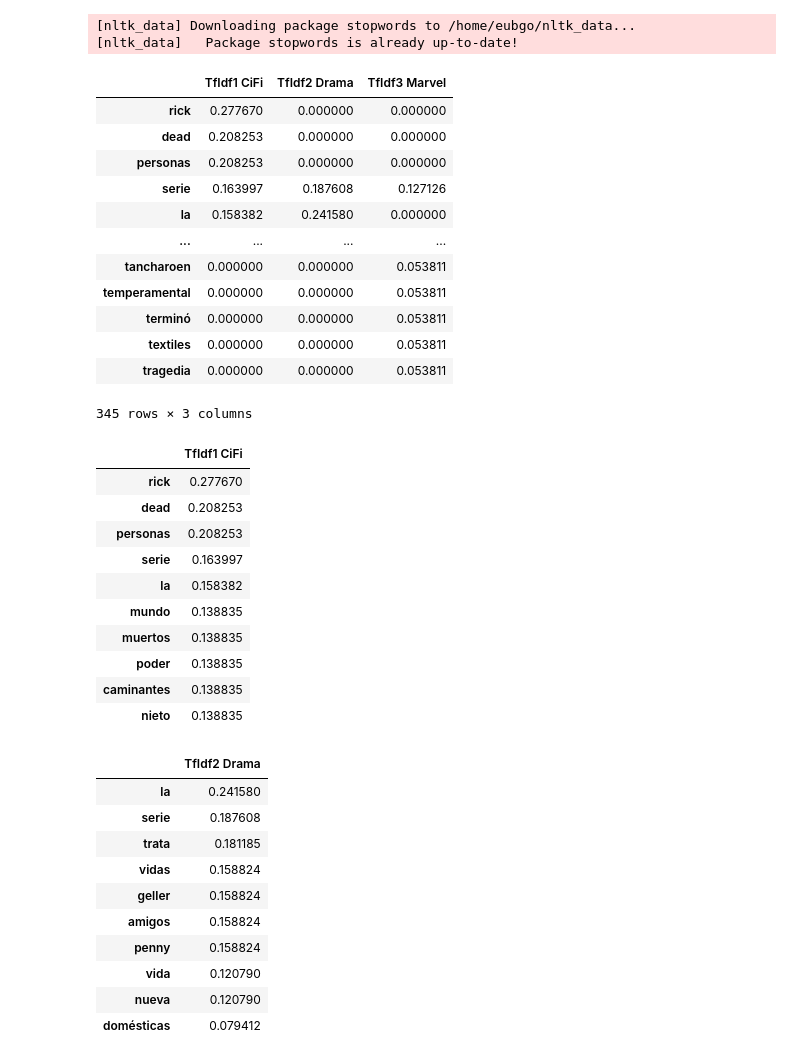
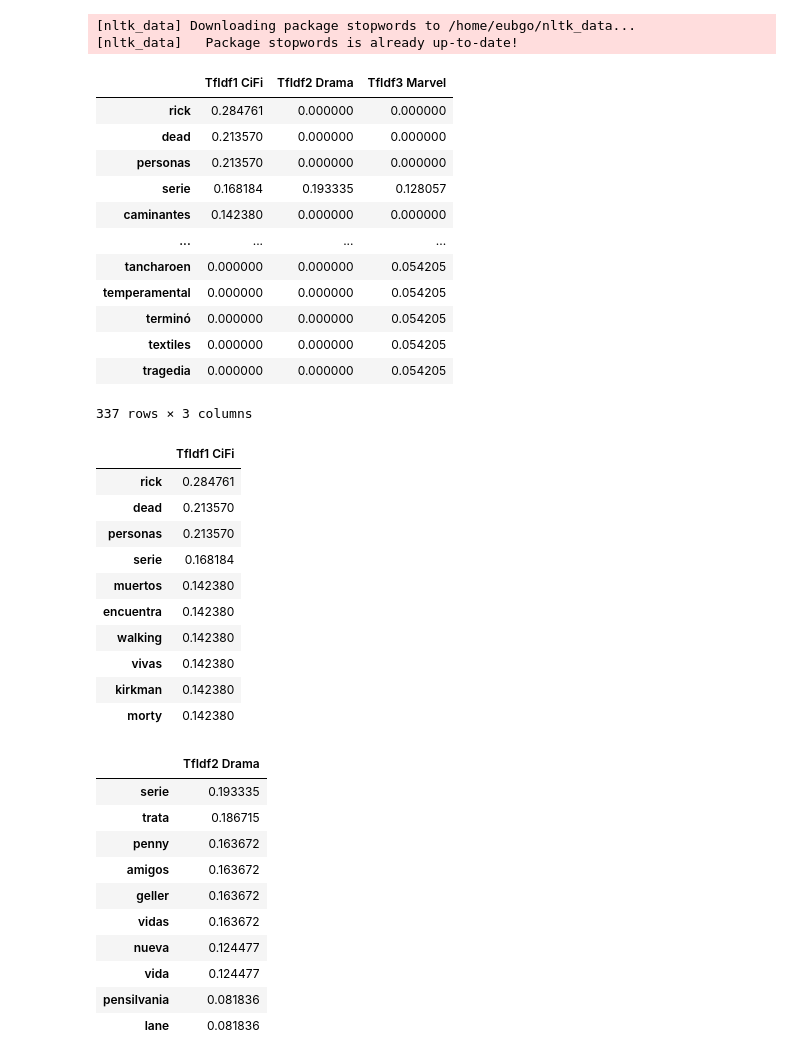
Before and after one commit to HeinrichGomTag/NaturalLanguageProcessing, a Jupyter notebook: TF_IDF.ipynb, the cells around one changed output. Cells and saved outputs as stored; diff of their text form; code cells hidden in the pictures.

Commit message:
Added lower validations

```diff
--- a/TF_IDF.ipynb
+++ b/TF_IDF.ipynb
@@ -171,76 +171,77 @@ print(stop_words)
 # %%
 # Quitar las stopwords del texto original
 for i in range(0, len(Descripciones)):
-    Descripciones[i] = ' '.join([word for word in Descripciones[i].split() if word not in stop_words])
+    words = Descripciones[i].split()
+    Descripciones[i] = ' '.join([word for word in words if word.lower() not in stop_words])
 
 # Inicializar el vectorizador
 CV = CountVectorizer()
 # Convertir el arreglo de descripciones en un modelo de Textos Vs Vocabulario
 VectorPalabras = CV.fit_transform(Descripciones)
 
 # Calcular la matriz TF-IDF para todos los documentos
 tfidf_transformer = TfidfTransformer(use_idf=True)
 tfidf_transformer.fit(VectorPalabras)
 # Insertamos los valores en un DataSet
 df_idf = pd.DataFrame(tfidf_transformer.idf_, index = CV.get_feature_names_out(), columns = ["Pesos-IDF"])
 # Ordenamos los valores del de menor relevancia hasta el de mayor relevancia
 df_idf.sort_values(by=['Pesos-IDF'])
 # Creamos el "count vector" el cuál indica la cantidad de veces que se repite cada token único
 count_vector = CV.transform(Descripciones)
 # Cálculo de los valores para tf-idf
 tf_idf_vector = tfidf_transformer.transform(count_vector)
 # Generamos un DataFrame con los valores tf-idf de cada token para cada texto
 df = pd.DataFrame(tf_idf_vector.T.todense(),
                   index = CV.get_feature_names_out(),
                   columns = ["TfIdf1 CiFi", "TfIdf2 Drama", "TfIdf3 Marvel"])
 # Ordenamos el Dataset por valores (Descendente)
 df.sort_values(by=["TfIdf1 CiFi", "TfIdf2 Drama", "TfIdf3 Marvel"],ascending=False)
 # %% [output]
 |  | TfIdf1 CiFi | TfIdf2 Drama | TfIdf3 Marvel |
-| rick | 0.277670 | 0.000000 | 0.000000 |
-| dead | 0.208253 | 0.000000 | 0.000000 |
-| personas | 0.208253 | 0.000000 | 0.000000 |
-| serie | 0.163997 | 0.187608 | 0.127126 |
-| la | 0.158382 | 0.241580 | 0.000000 |
+| rick | 0.284761 | 0.000000 | 0.000000 |
+| dead | 0.213570 | 0.000000 | 0.000000 |
+| personas | 0.213570 | 0.000000 | 0.000000 |
+| serie | 0.168184 | 0.193335 | 0.128057 |
+| caminantes | 0.142380 | 0.000000 | 0.000000 |
 | ... | ... | ... | ... |
-| tancharoen | 0.000000 | 0.000000 | 0.053811 |
-| temperamental | 0.000000 | 0.000000 | 0.053811 |
-| terminó | 0.000000 | 0.000000 | 0.053811 |
-| textiles | 0.000000 | 0.000000 | 0.053811 |
-| tragedia | 0.000000 | 0.000000 | 0.053811 |
+| tancharoen | 0.000000 | 0.000000 | 0.054205 |
+| temperamental | 0.000000 | 0.000000 | 0.054205 |
+| terminó | 0.000000 | 0.000000 | 0.054205 |
+| textiles | 0.000000 | 0.000000 | 0.054205 |
+| tragedia | 0.000000 | 0.000000 | 0.054205 |
-345 rows × 3 columns
+337 rows × 3 columns
 # %%
 # Impresión de sólo la primer columna del DataFrame ordenada (Primeros 10 elementos)
 df_tfidf1 = pd.DataFrame(df['TfIdf1 CiFi'])
 df_tfidf1.sort_values(by=["TfIdf1 CiFi"] ,ascending=False).head(10)
 # %% [output]
 |  | TfIdf1 CiFi |
-| rick | 0.277670 |
-| dead | 0.208253 |
-| personas | 0.208253 |
-| serie | 0.163997 |
-| la | 0.158382 |
-| mundo | 0.138835 |
-| muertos | 0.138835 |
-| poder | 0.138835 |
-| caminantes | 0.138835 |
-| nieto | 0.138835 |
+| rick | 0.284761 |
+| dead | 0.213570 |
+| personas | 0.213570 |
+| serie | 0.168184 |
+| muertos | 0.142380 |
+| encuentra | 0.142380 |
+| walking | 0.142380 |
+| vivas | 0.142380 |
+| kirkman | 0.142380 |
+| morty | 0.142380 |
 # %%
 # Impresión de sólo la segunda columna del DataFrame ordenada (Primeros 10 elementos)
 df_tfidf2 = pd.DataFrame(df['TfIdf2 Drama'])
 df_tfidf2.sort_values(by=["TfIdf2 Drama"] ,ascending=False).head(10)
 # %% [output]
 |  | TfIdf2 Drama |
-| la | 0.241580 |
-| serie | 0.187608 |
-| trata | 0.181185 |
-| vidas | 0.158824 |
-| geller | 0.158824 |
-| amigos | 0.158824 |
-| penny | 0.158824 |
-| vida | 0.120790 |
-| nueva | 0.120790 |
-| domésticas | 0.079412 |
+| serie | 0.193335 |
+| trata | 0.186715 |
+| penny | 0.163672 |
+| amigos | 0.163672 |
+| geller | 0.163672 |
+| vidas | 0.163672 |
+| nueva | 0.124477 |
+| vida | 0.124477 |
+| pensilvania | 0.081836 |
+| lane | 0.081836 |
 # %%
 # Impresión de sólo la tercera columna del DataFrame ordenada (Primeros 10 elementos)
 df_tfidf3 = pd.DataFrame(df['TfIdf3 Marvel'])
```
Also changed, not shown: parts of 1 cell of this notebook.
